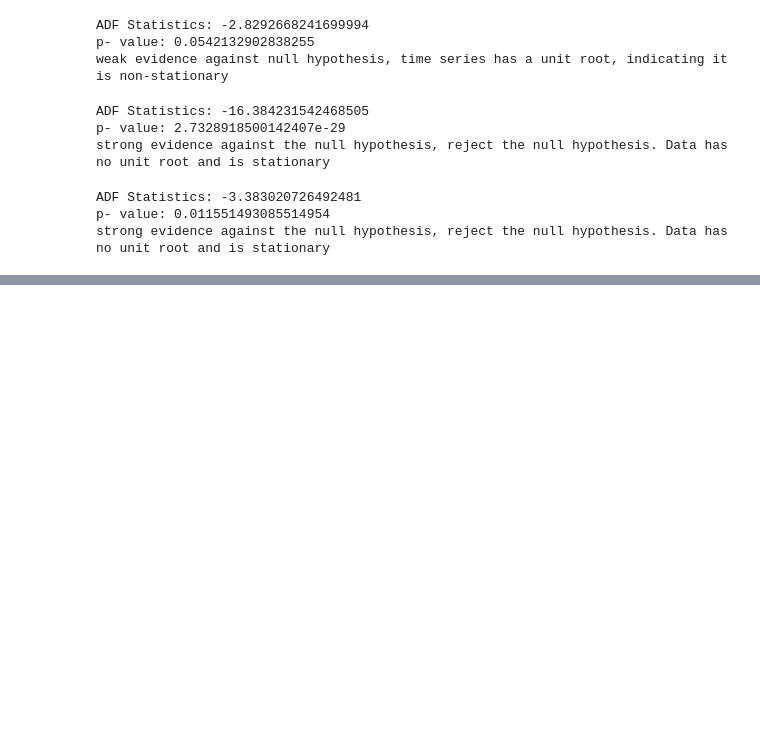
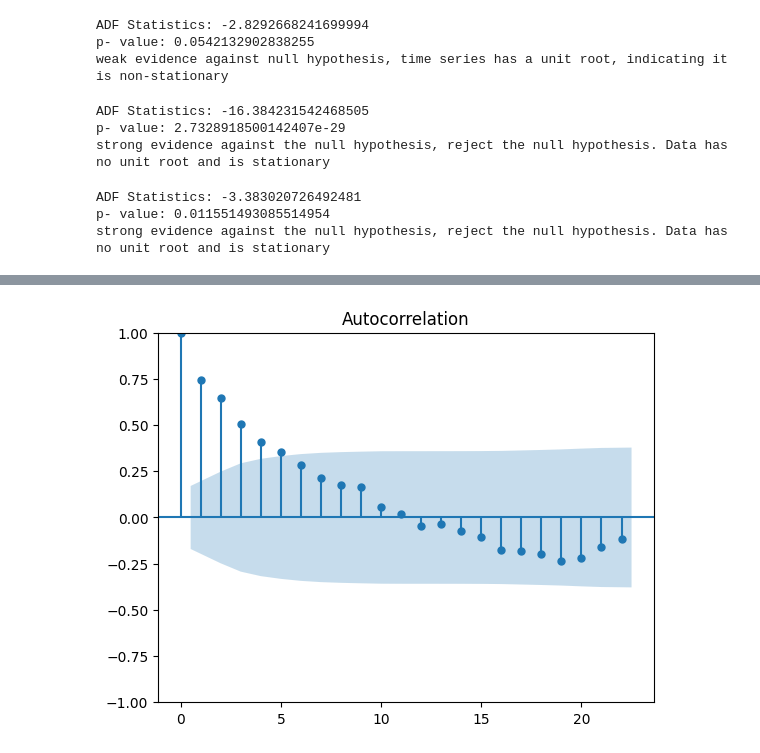
Before and after one commit to shreyas2004/airline, a Jupyter notebook: Airline.ipynb, the cells around one changed output, grey strips where cells are left out. Drawn from its saved outputs; the diff is of its cells as text; code cells hidden in the pictures; blank space fills up the shorter version.

```diff
--- a/Airline.ipynb
+++ b/Airline.ipynb
@@ -131,0 +138,4 @@ strong evidence against the null hypothesis, reject the null hypothesis. Data ha
+# %%
+acf12 = plot_acf(df_airline["Passengers 12 Difference"].dropna())
+# %% [output]
+[figure, added]
```
Also changed, not shown: parts of 2 cells of this notebook.
